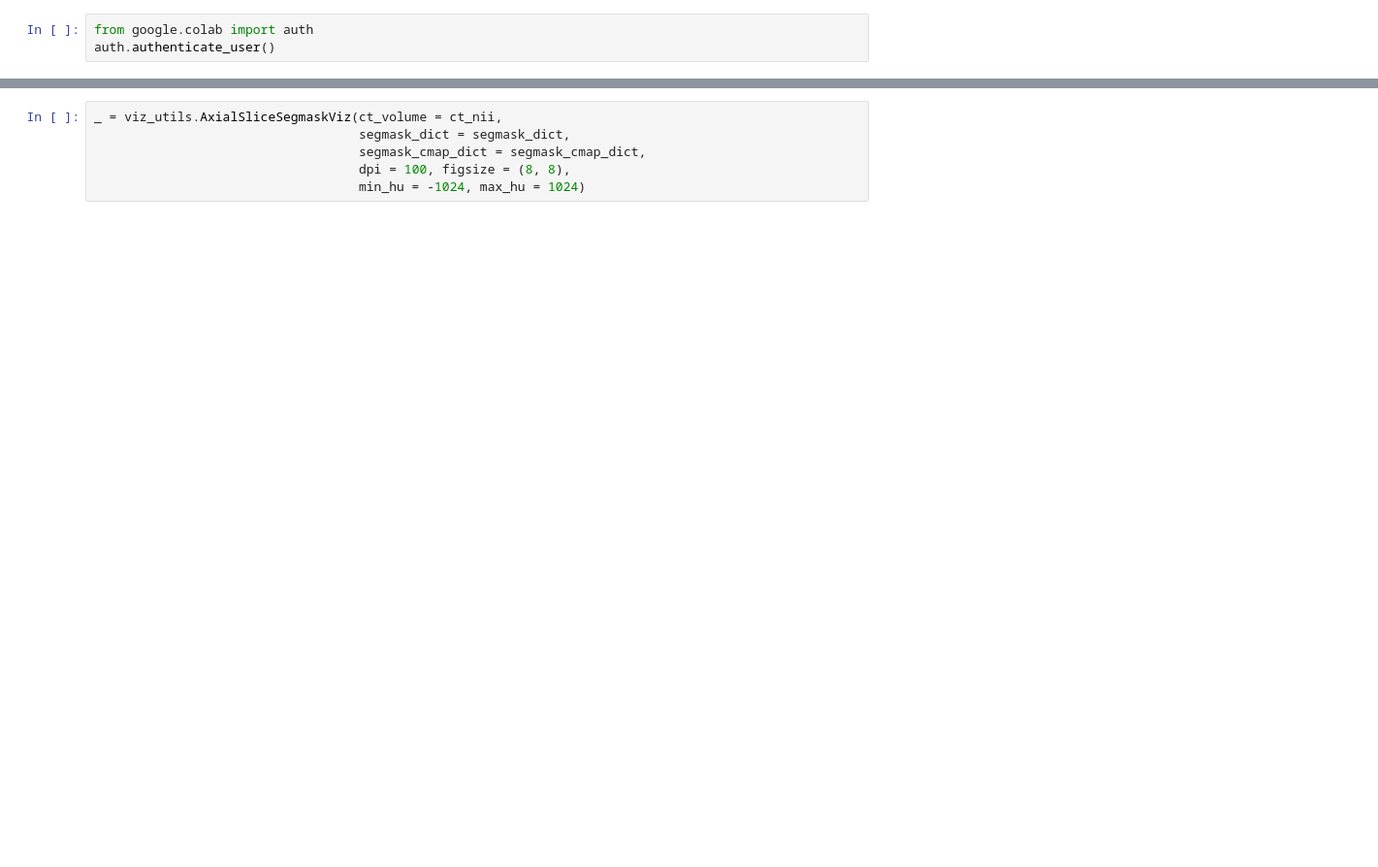
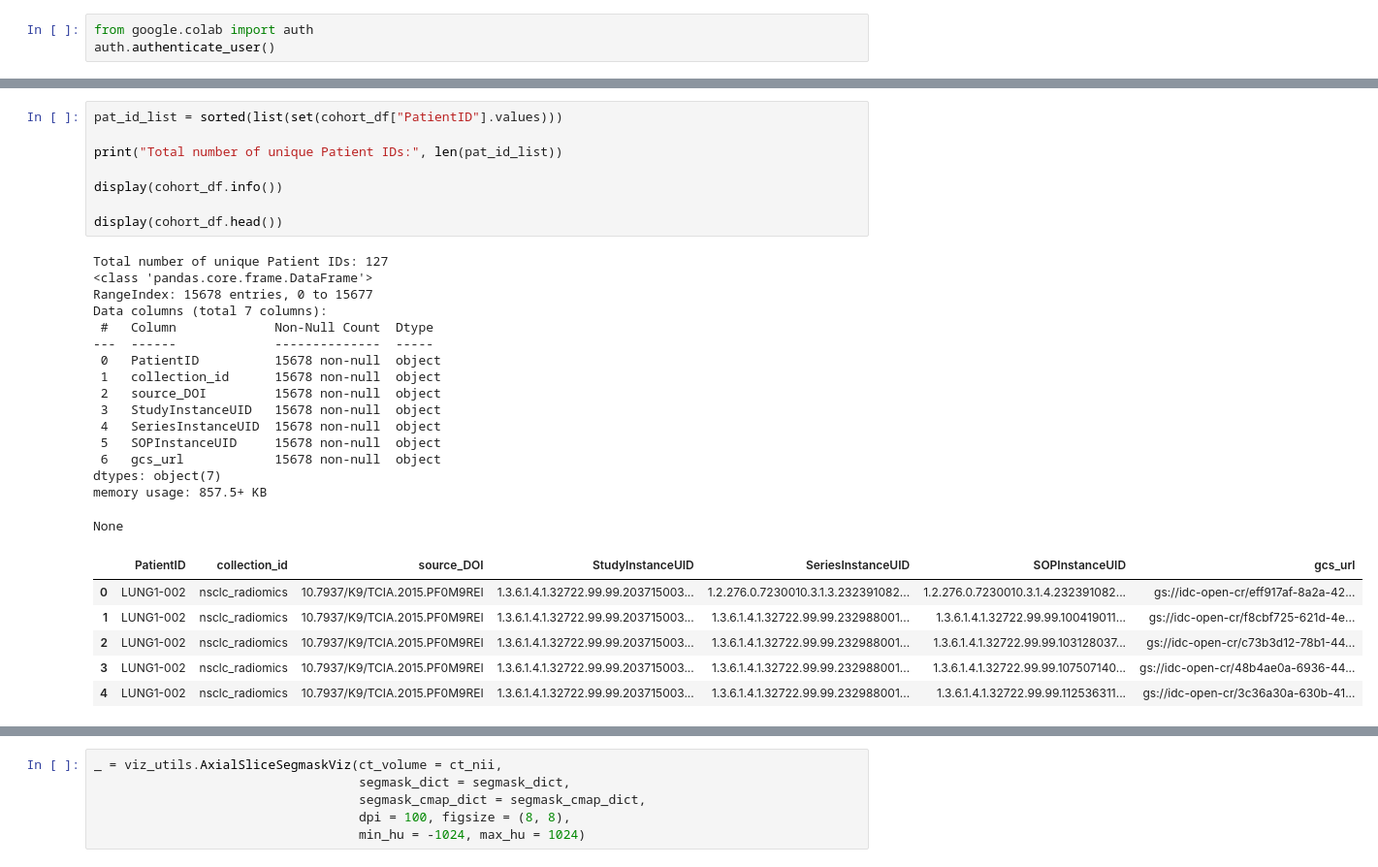
Before and after one commit to AIM-Harvard/aimi_alpha, a Jupyter notebook: aimi/totalsegmentator/notebooks/totalseg_mwe.ipynb, the cells around one changed output, grey strips where cells are left out. Shown: that part at 97% size. Saved outputs shown, nothing was run; the diff lists cells and outputs as text; blank space fills up the shorter version.

Commit message:
Update totalsegmentator (cardiac) MWE

```diff
--- a/aimi/totalsegmentator/notebooks/totalseg_mwe.ipynb
+++ b/aimi/totalsegmentator/notebooks/totalseg_mwe.ipynb
@@ -233,0 +293,31 @@ Randomly pick a patient from the selected cohort, and a random series from the p
+# %%
+pat_id_list = sorted(list(set(cohort_df["PatientID"].values)))
+
+print("Total number of unique Patient IDs:", len(pat_id_list))
+
+display(cohort_df.info())
+
+display(cohort_df.head())
+# %% [output]
+Total number of unique Patient IDs: 127
+<class 'pandas.core.frame.DataFrame'>
+RangeIndex: 15678 entries, 0 to 15677
+Data columns (total 7 columns):
+ #   Column             Non-Null Count  Dtype
+---  ------             --------------  -----
+ 0   PatientID          15678 non-null  object
+ 1   collection_id      15678 non-null  object
+ 2   source_DOI         15678 non-null  object
+ 3   StudyInstanceUID   15678 non-null  object
+ 4   SeriesInstanceUID  15678 non-null  object
+ 5   SOPInstanceUID     15678 non-null  object
+ 6   gcs_url            15678 non-null  object
+dtypes: object(7)
+memory usage: 857.5+ KB
+None
+|  | PatientID | collection_id | source_DOI | StudyInstanceUID | SeriesInstanceUID | SOPInstanceUID | gcs_url |
+| 0 | LUNG1-002 | nsclc_radiomics | 10.7937/K9/TCIA.2015.PF0M9REI | 1.3.6.1.4.1.32722.99.99.203715003... | 1.2.276.0.7230010.3.1.3.232391082... | 1.2.276.0.7230010.3.1.4.232391082... | gs://idc-open-cr/eff917af-8a2a-42... |
+| 1 | LUNG1-002 | nsclc_radiomics | 10.7937/K9/TCIA.2015.PF0M9REI | 1.3.6.1.4.1.32722.99.99.203715003... | 1.3.6.1.4.1.32722.99.99.232988001... | 1.3.6.1.4.1.32722.99.99.100419011... | gs://idc-open-cr/f8cbf725-621d-4e... |
+| 2 | LUNG1-002 | nsclc_radiomics | 10.7937/K9/TCIA.2015.PF0M9REI | 1.3.6.1.4.1.32722.99.99.203715003... | 1.3.6.1.4.1.32722.99.99.232988001... | 1.3.6.1.4.1.32722.99.99.103128037... | gs://idc-open-cr/c73b3d12-78b1-44... |
+| 3 | LUNG1-002 | nsclc_radiomics | 10.7937/K9/TCIA.2015.PF0M9REI | 1.3.6.1.4.1.32722.99.99.203715003... | 1.3.6.1.4.1.32722.99.99.232988001... | 1.3.6.1.4.1.32722.99.99.107507140... | gs://idc-open-cr/48b4ae0a-6936-44... |
+| 4 | LUNG1-002 | nsclc_radiomics | 10.7937/K9/TCIA.2015.PF0M9REI | 1.3.6.1.4.1.32722.99.99.203715003... | 1.3.6.1.4.1.32722.99.99.232988001... | 1.3.6.1.4.1.32722.99.99.112536311... | gs://idc-open-cr/3c36a30a-630b-41... |
```
Also changed, not shown: parts of 87 cells of this notebook.
